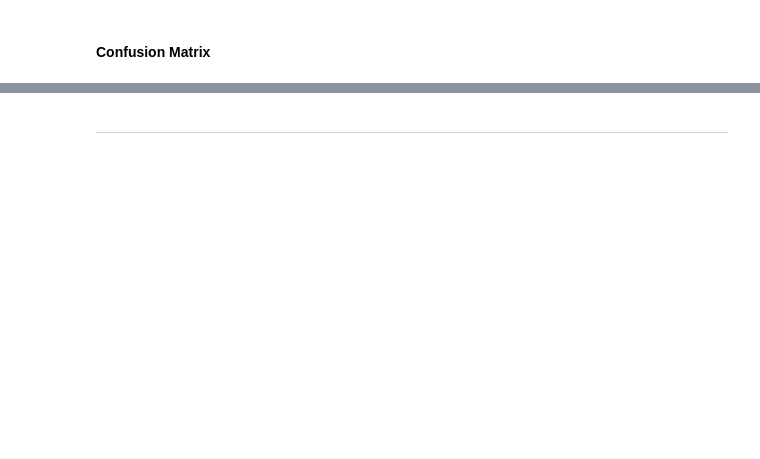
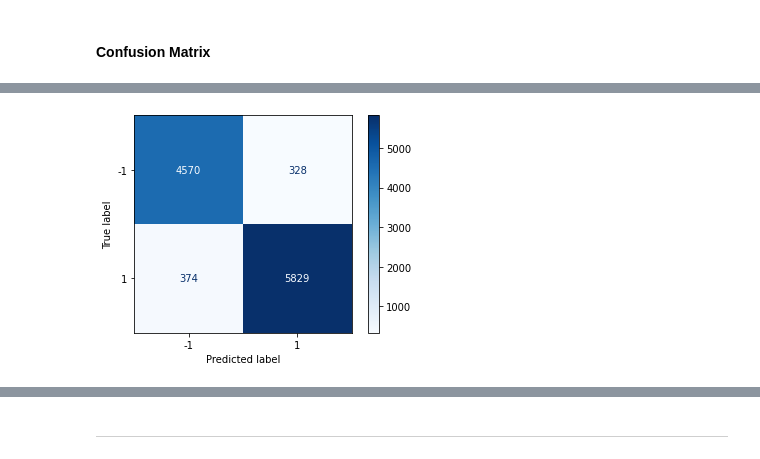
Before and after one commit to carlosarp21/mcd_co_final, a Jupyter notebook: Amazon Sentiment Analysis.ipynb, the cells around one changed output, grey strips where cells are left out. Cells and saved outputs as stored; diff of their text form; code cells hidden in the pictures; blank space fills up the shorter version.

```diff
--- a/Amazon Sentiment Analysis.ipynb
+++ b/Amazon Sentiment Analysis.ipynb
@@ -320,0 +489,5 @@ array([[4372,  526],
+# %%
+ConfusionMatrixDisplay.from_predictions(y2_test, y2_pred, cmap=plt.cm.Blues)
+plt.show()
+# %% [output]
+[figure, added]
```
Also changed, not shown: parts of 49 cells of this notebook.
